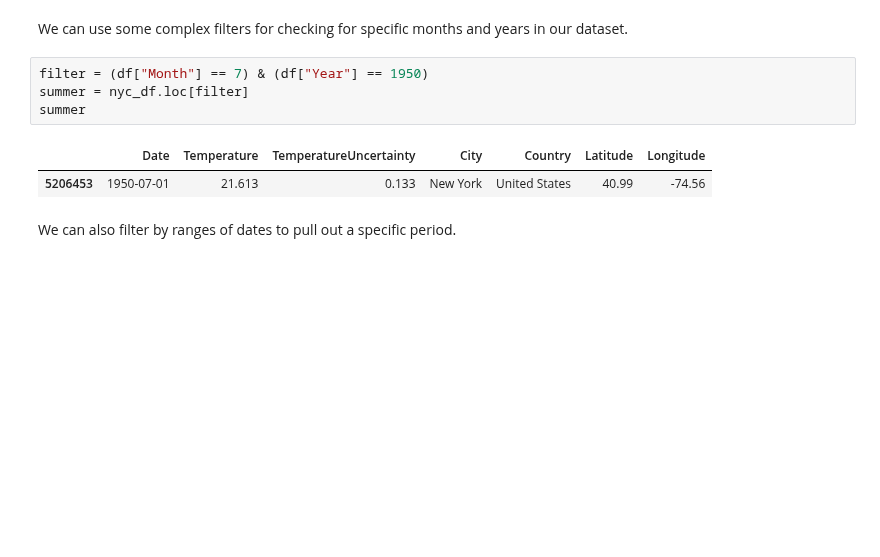
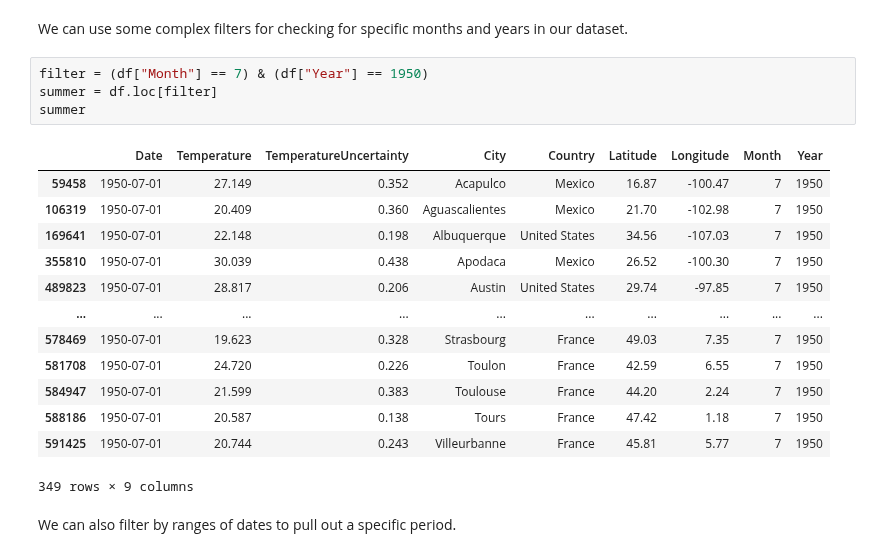
Before and after one commit to srush/BT-AI, a Jupyter notebook: notebooks/module3-answer.notebook.ipynb, the cells around one changed output. Saved outputs shown, nothing was run; the diff lists cells and outputs as text; blank space fills up the shorter version.

```diff
--- a/notebooks/module3-answer.notebook.ipynb
+++ b/notebooks/module3-answer.notebook.ipynb
@@ -674,11 +674,22 @@ Index(['Date', 'Temperature', 'TemperatureUncertainty', 'City', 'Country',
 We can use some complex filters for checking for specific months and years in our dataset.
 # %%
 filter = (df["Month"] == 7) & (df["Year"] == 1950)
-summer = nyc_df.loc[filter]
+summer = df.loc[filter]
 summer
 # %% [output]
-|  | Date | Temperature | TemperatureUncertainty | City | Country | Latitude | Longitude |
-| 5206453 | 1950-07-01 | 21.613 | 0.133 | New York | United States | 40.99 | -74.56 |
+|  | Date | Temperature | TemperatureUncertainty | City | Country | Latitude | Longitude | Month | Year |
+| 59458 | 1950-07-01 | 27.149 | 0.352 | Acapulco | Mexico | 16.87 | -100.47 | 7 | 1950 |
+| 106319 | 1950-07-01 | 20.409 | 0.360 | Aguascalientes | Mexico | 21.70 | -102.98 | 7 | 1950 |
+| 169641 | 1950-07-01 | 22.148 | 0.198 | Albuquerque | United States | 34.56 | -107.03 | 7 | 1950 |
+| 355810 | 1950-07-01 | 30.039 | 0.438 | Apodaca | Mexico | 26.52 | -100.30 | 7 | 1950 |
+| 489823 | 1950-07-01 | 28.817 | 0.206 | Austin | United States | 29.74 | -97.85 | 7 | 1950 |
+| ... | ... | ... | ... | ... | ... | ... | ... | ... | ... |
+| 578469 | 1950-07-01 | 19.623 | 0.328 | Strasbourg | France | 49.03 | 7.35 | 7 | 1950 |
+| 581708 | 1950-07-01 | 24.720 | 0.226 | Toulon | France | 42.59 | 6.55 | 7 | 1950 |
+| 584947 | 1950-07-01 | 21.599 | 0.383 | Toulouse | France | 44.20 | 2.24 | 7 | 1950 |
+| 588186 | 1950-07-01 | 20.587 | 0.138 | Tours | France | 47.42 | 1.18 | 7 | 1950 |
+| 591425 | 1950-07-01 | 20.744 | 0.243 | Villeurbanne | France | 45.81 | 5.77 | 7 | 1950 |
+349 rows × 9 columns
 # %% [markdown]
 We can also filter by ranges of dates to pull out a specific period.
 # %%
```
Also changed, not shown: parts of 9 cells of this notebook.
